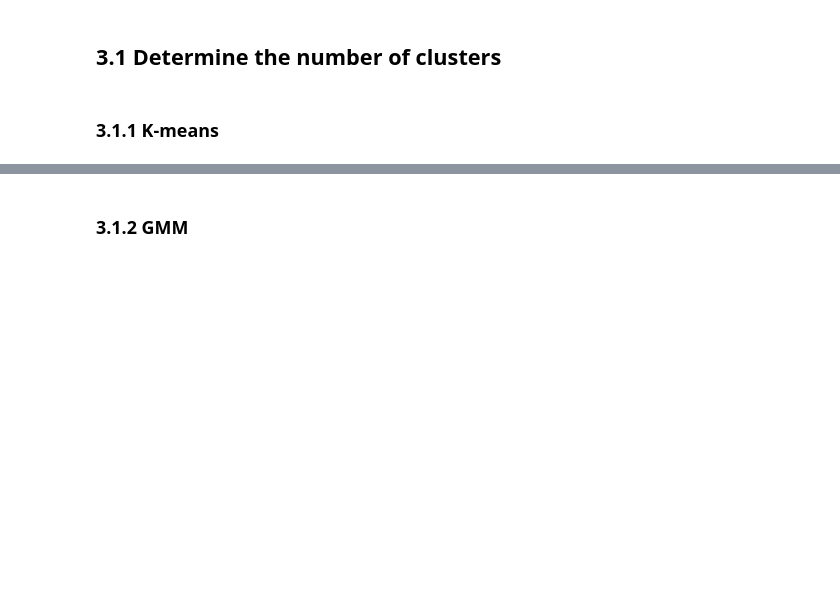
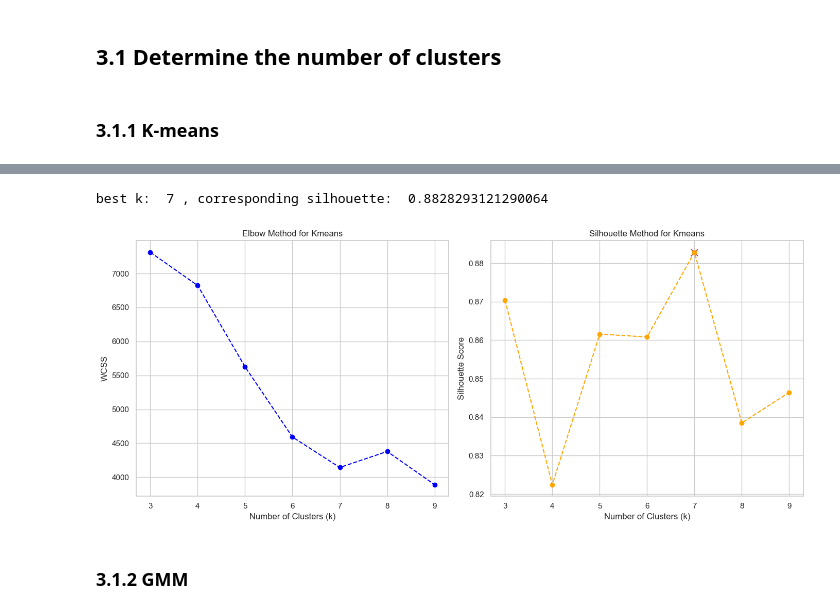
Before and after one commit to massimomecarelli/ML4N_project, a Jupyter notebook: Unsupervised_clustering.ipynb, the cells around one changed output, grey strips where cells are left out. Drawn from its saved outputs; the diff is of its cells as text; code cells hidden in the pictures; blank space fills up the shorter version.

```diff
--- a/Unsupervised_clustering.ipynb
+++ b/Unsupervised_clustering.ipynb
@@ -56,30 +59,33 @@ print(wcss)
 # %%
 
 
 best_silhouette_kmeans= np.max(silhouette_scores_kmeans) # Best silhouette
 best_n_cluster_kmeans = n_cluster_list_kmeans[np.argmax(silhouette_scores_kmeans)] # Get n_clusters related to the best silhouette
 print("best k: ",best_n_cluster_kmeans, ", corresponding silhouette: ", best_silhouette_kmeans)
 
 plt.figure(figsize=(14, 6))
-
+sns.set_theme(style="whitegrid")
 plt.subplot(1, 2, 1)
 plt.plot(n_cluster_list_kmeans, wcss, marker='o', linestyle='--', color='blue')
 plt.title('Elbow Method for Kmeans')
 plt.xlabel('Number of Clusters (k)')
 plt.ylabel('WCSS')
-plt.xticks(range(3, 8))
+plt.xticks(range(3, 10))
 
 # Plot the Silhouette Method
 plt.subplot(1, 2, 2)
 plt.plot(n_cluster_list_kmeans, silhouette_scores_kmeans, marker='o', linestyle='--', color='orange')
 plt.scatter(best_n_cluster_kmeans, best_silhouette_kmeans, color='r', marker='x', s=90)
 plt.title('Silhouette Method for Kmeans')
 plt.xlabel('Number of Clusters (k)')
 plt.ylabel('Silhouette Score')
-plt.xticks(range(3, 8))
+plt.xticks(range(3, 10))
 
 plt.tight_layout()
 plt.show()
+# %% [output]
+best k:  7 , corresponding silhouette:  0.8828293121290064
+[figure, added]
 # %% [markdown]
 ### 3.1.2 GMM
 # %%
```
Also changed, not shown: parts of 2 cells of this notebook.
